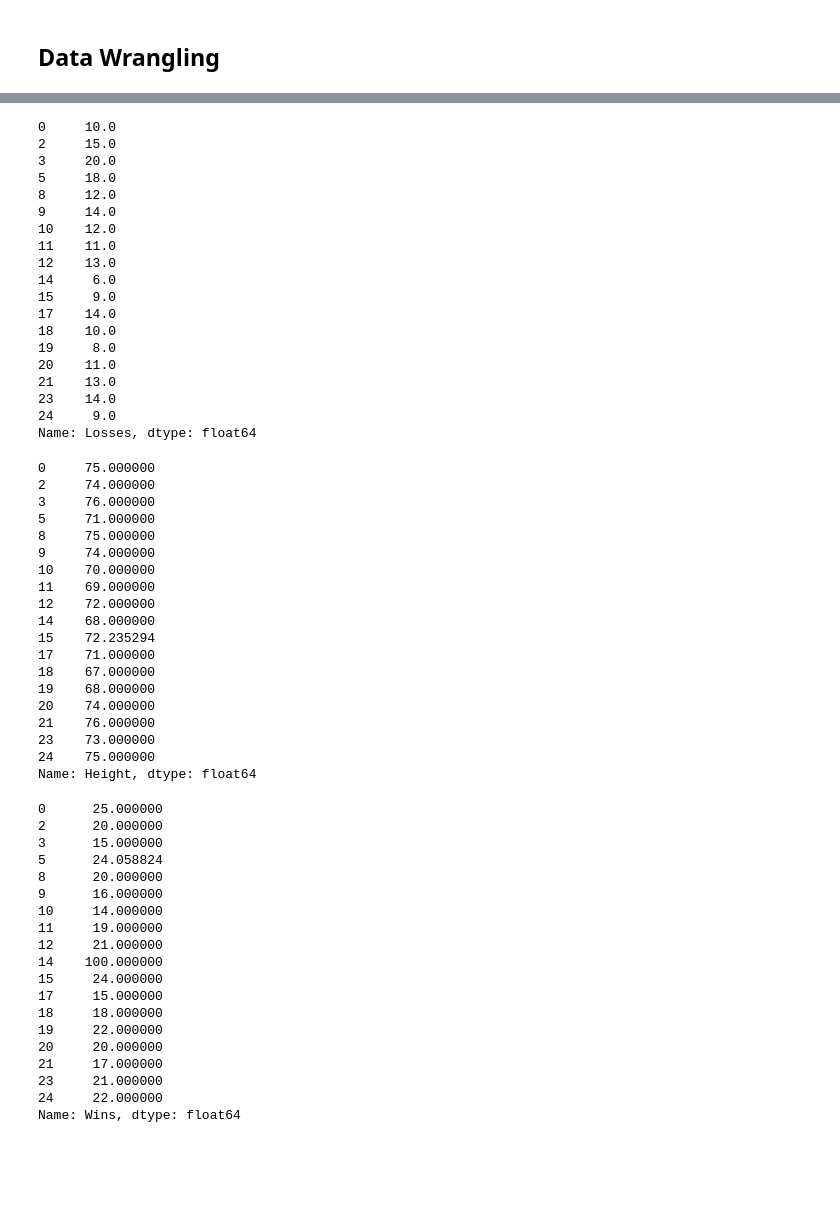
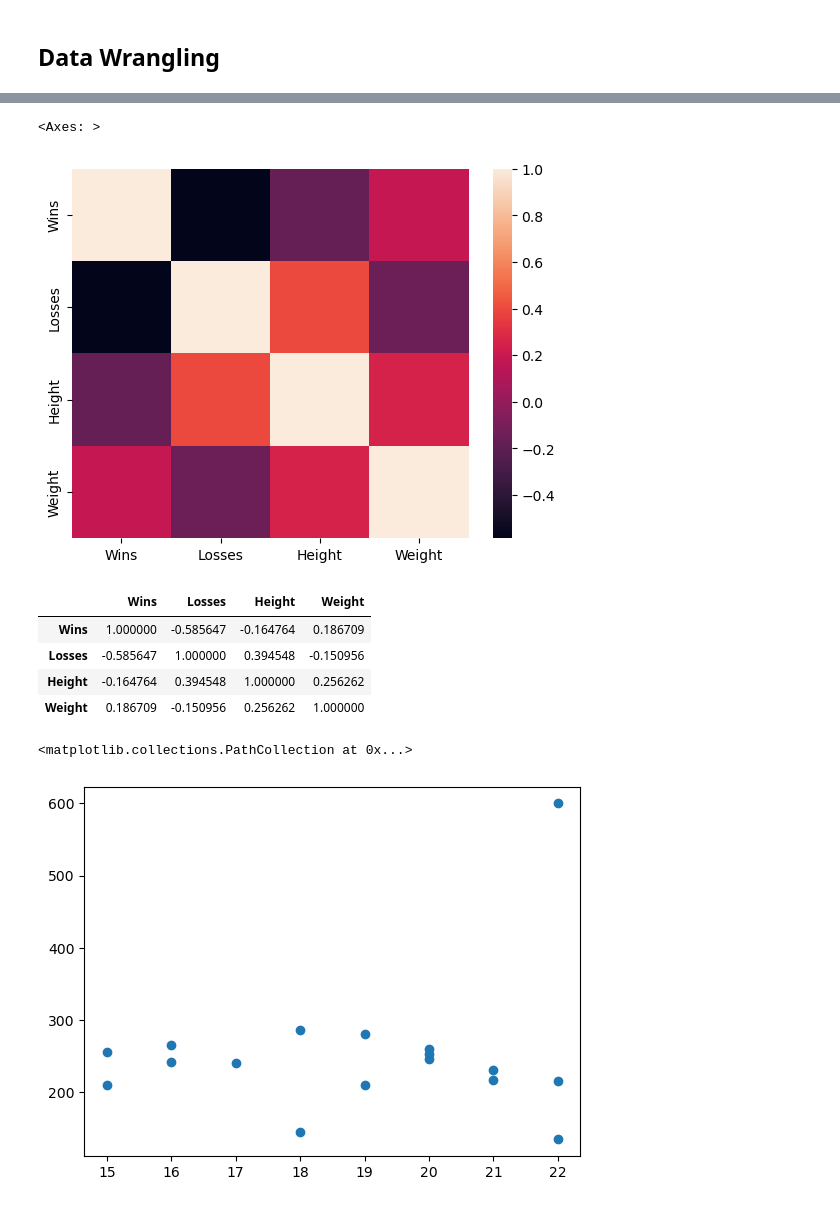
Before and after one commit to SrivathsaNadig/Analytics-Practice, a Jupyter notebook: Analytics Wrestler Data/Part2/Wrestler Dataset.ipynb, the cells around one changed output, grey strips where cells are left out. Saved outputs shown, nothing was run; the diff lists cells and outputs as text; code cells hidden in the pictures; blank space fills up the shorter version.

```diff
--- a/Analytics Wrestler Data/Part2/Wrestler Dataset.ipynb
+++ b/Analytics Wrestler Data/Part2/Wrestler Dataset.ipynb
@@ -212,66 +231,18 @@ dtype: int64
 # %%
-print(wrestlers_df['Losses'].fillna(wrestlers_df['Losses'].median()))
+sns.heatmap(wrestlers_df.corr(numeric_only=True))
 # %% [output]
-0     10.0
-2     15.0
-3     20.0
-5     18.0
-8     12.0
-9     14.0
-10    12.0
-11    11.0
-12    13.0
-14     6.0
-15     9.0
-17    14.0
-18    10.0
-19     8.0
-20    11.0
-21    13.0
-23    14.0
-24     9.0
-Name: Losses, dtype: float64
+<Axes: >
+[figure, added]
 # %%
-print(wrestlers_df['Height'].fillna(wrestlers_df['Height'].mean()))
+wrestlers_df.corr(numeric_only=True)
 # %% [output]
-0     75.000000
-2     74.000000
-3     76.000000
-5     71.000000
-8     75.000000
-9     74.000000
-10    70.000000
-11    69.000000
-12    72.000000
-14    68.000000
-15    72.235294
-17    71.000000
-18    67.000000
-19    68.000000
-20    74.000000
-21    76.000000
-23    73.000000
-24    75.000000
-Name: Height, dtype: float64
+|  | Wins | Losses | Height | Weight |
+| Wins | 1.000000 | -0.585647 | -0.164764 | 0.186709 |
+| Losses | -0.585647 | 1.000000 | 0.394548 | -0.150956 |
+| Height | -0.164764 | 0.394548 | 1.000000 | 0.256262 |
+| Weight | 0.186709 | -0.150956 | 0.256262 | 1.000000 |
 # %%
-print(wrestlers_df['Wins'].fillna(wrestlers_df['Wins'].mean()))
+plt.scatter(x=wrestlers_df['Wins'],y=wrestlers_df['Weight'])
 # %% [output]
-0      25.000000
-2      20.000000
-3      15.000000
-5      24.058824
-8      20.000000
-9      16.000000
-10     14.000000
-11     19.000000
-12     21.000000
-14    100.000000
-15     24.000000
-17     15.000000
-18     18.000000
-19     22.000000
-20     20.000000
-21     17.000000
-23     21.000000
-24     22.000000
-Name: Wins, dtype: float64
+<matplotlib.collections.PathCollection at 0x...>
+[figure, added]
```
Also changed, not shown: parts of 6 cells of this notebook.
